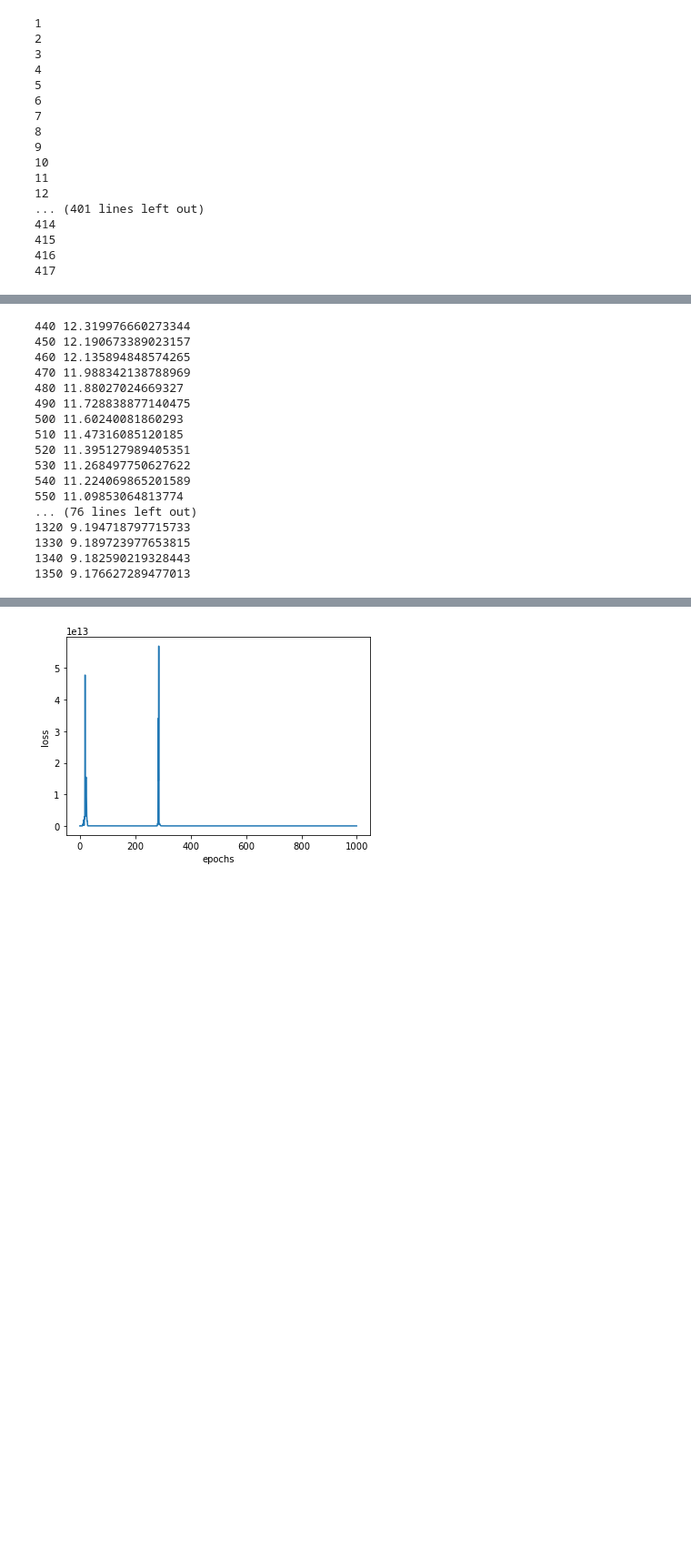
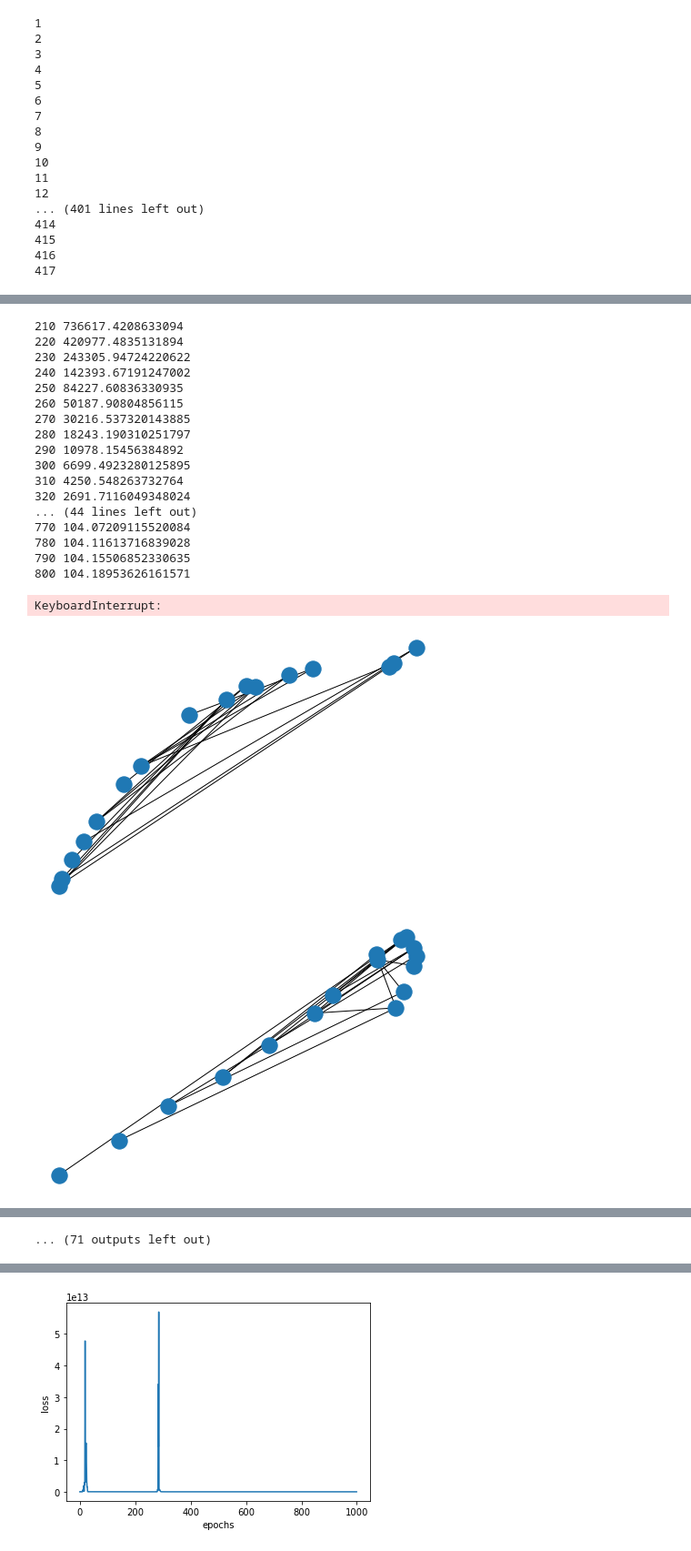
Before and after one commit to zhenxingCui/deepgd, a Jupyter notebook: gnn_stress.ipynb, the cells around one changed output, grey strips where cells are left out. Shown at 91% size. Cells and saved outputs as stored; diff of their text form; code cells hidden in the pictures; blank space fills up the shorter version.

```diff
--- a/gnn_stress.ipynb
+++ b/gnn_stress.ipynb
@@ -66,9 +66,9 @@ def generate_eAttr(G, com_edge_list):
         d = path_length[start][end]
         l = L * d #l = L * d
         k = K/(d**2)
-#         start_degree = G.degree(start)
+        start_degree = G.degree(start)
 #         end_degree = G.degree(end)
-        edge_attr.append([l,k])
+        edge_attr.append([l,k,start_degree])
     out = torch.tensor(edge_attr, dtype=torch.float)
     return out
 
@@ -198,9 +198,9 @@ def graph_vis(G, node_pos, file_name):
 class Net(torch.nn.Module):
     def __init__(self):
         super(Net, self).__init__()
-        self.conv1 = NNConv(2, 16, Linear(2,2*16))
-        self.conv2 = NNConv(16, 16, Linear(2, 16*16))
-        self.conv3 = NNConv(4*16, 2, Linear(2, 4*16*2))
+        self.conv1 = NNConv(2, 16, Linear(3,2*16))
+        self.conv2 = NNConv(16, 16, Linear(3, 16*16))
+        self.conv3 = NNConv(4*16, 2, Linear(3, 4*16*2))
         self.relu = nn.LeakyReLU()
 #         self.conv4 = NNConv(16+32+64, 128, Linear(2, (16+32+64)*128))
 #         self.conv5 = NNConv(128,2,Linear(2,128*2))
@@ -228,6 +228,7 @@ def convert_datalist(rome,ngraph):
     data_list = []
     G_list = []
     for G in rome:
+        size = len(G.nodes())
         com_edge_list = generate_edgelist(G.size())
         try:
             edge_attr = generate_eAttr(G, com_edge_list)
@@ -281,23 +282,23 @@ G_list,data_list = convert_datalist(rome,ngraph)
 loader = DataLoader(data_list[:-1], batch_size=32,shuffle=True)
 loss_ep = []
 # %%
-start_epoch = 240
+start_epoch = 1
 num_epochs = 11000
 device = torch.device('cuda' if torch.cuda.is_available() else 'cpu')
 if start_epoch == 1:
     model = Net().to(device)
 else:
-    model = torch.load(f'ckpt_rome_nodegree/epoch_{start_epoch}.pt').to(device)
+    model = torch.load(f'ckpt_rome_degree/epoch_{start_epoch}.pt').to(device)
 criterion = EnergyLossVectorized()
-optimizer = torch.optim.AdamW(model.parameters(), lr=0.001)
-scheduler = torch.optim.lr_scheduler.StepLR(optimizer, 100, 0.8)
+optimizer = torch.optim.AdamW(model.parameters(), lr=0.1)
+scheduler = torch.optim.lr_scheduler.StepLR(optimizer, 100, 0.9)
 for epoch in range(start_epoch, num_epochs):
     loss = train(model, criterion, optimizer,loader)
     loss_ep.append(loss)
     scheduler.step()
     if epoch % 10 == 0:
-        torch.save(model, f'ckpt_rome_nodegree/epoch_{epoch}.pt')
+        torch.save(model, f'ckpt_rome_degree/epoch_{epoch}.pt')
         node_pos = evaluate(model, data_list[-1])
-        graph_vis(G_list[-1], node_pos, f'rome_nodegree/epoch_{epoch}.png')
+        graph_vis(G_list[-1], node_pos, f'rome_degree/epoch_{epoch}.png')
         print(epoch, loss)
 # %% [output]
@@ -324,17 +325,20 @@ for epoch in range(start_epoch, num_epochs):
-440 12.319976660273344
-450 12.190673389023157
-460 12.135894848574265
-470 11.988342138788969
-480 11.88027024669327
-490 11.728838877140475
-500 11.60240081860293
-510 11.47316085120185
-520 11.395127989405351
-530 11.268497750627622
-540 11.224069865201589
-550 11.09853064813774
-... (76 lines left out)
-1320 9.194718797715733
-1330 9.189723977653815
-1340 9.182590219328443
-1350 9.176627289477013
+210 736617.4208633094
+220 420977.4835131894
+230 243305.94724220622
+240 142393.67191247002
+250 84227.60836330935
+260 50187.90804856115
+270 30216.537320143885
+280 18243.190310251797
+290 10978.15456384892
+300 6699.4923280125895
+310 4250.548263732764
+320 2691.7116049348024
+... (44 lines left out)
+770 104.07209115520084
+780 104.11613716839028
+790 104.15506852330635
+800 104.18953626161571
+KeyboardInterrupt:
+[figure, added]
+[figure, added]
@@ -341 +352,2 @@ for epoch in range(start_epoch, num_epochs):
+... (71 outputs left out)
 # %%
```
Also changed, not shown: parts of 3 cells of this notebook.
